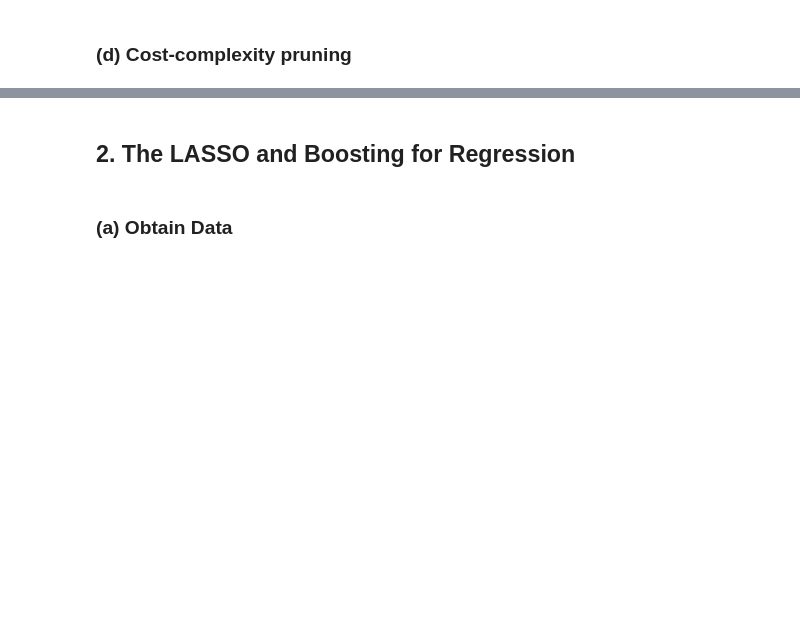
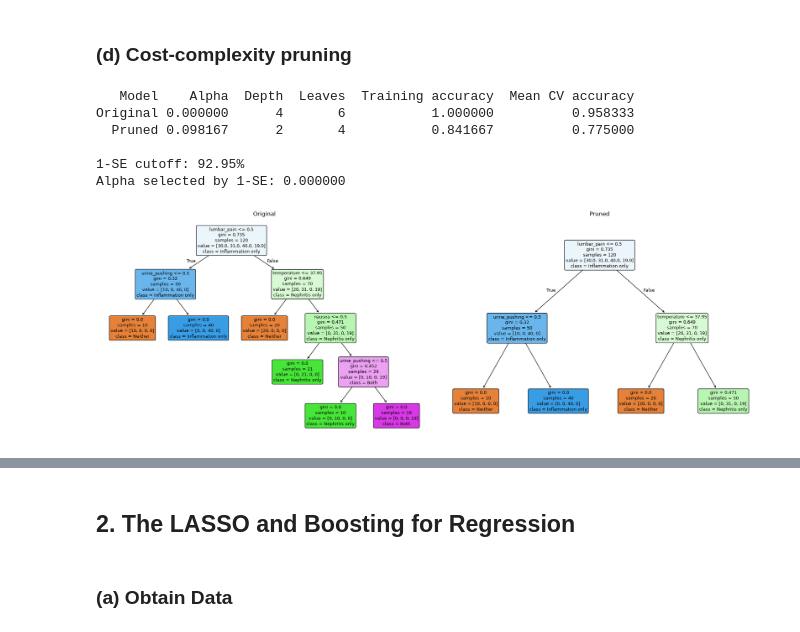
Before and after one commit to Ryan6546ea/DSCI552-HW5, a Jupyter notebook: notebook/Chen_Sian_HW5.ipynb, the cells around one changed output, grey strips where cells are left out. Cells and saved outputs as stored; diff of their text form; code cells hidden in the pictures; blank space fills up the shorter version.

```diff
--- a/notebook/Chen_Sian_HW5.ipynb
+++ b/notebook/Chen_Sian_HW5.ipynb
@@ -21,2 +78,21 @@ Get the Accute Inamations Data Set
 # %% [markdown]
 ### (c) Convert the decision rules
+# %%
+def print_rules(model, node=0, conditions=()):
+    tree = model.tree_
+
+    if tree.children_left[node] == tree.children_right[node]:
+        label = model.classes_[tree.value[node][0].argmax()]
+        rule = " AND ".join(conditions) or "TRUE"
+        print(f"IF {rule} THEN {class_names[label]}")
+        return
+
+    feature = X.columns[tree.feature[node]]
+    threshold = tree.threshold[node]
+
+    print_rules(model, tree.children_left[node],
+                conditions + (f"{feature} <= {threshold:.2f}",))
+    print_rules(model, tree.children_right[node],
+                conditions + (f"{feature} > {threshold:.2f}",))
+
+print_rules(tree_model)
@@ -23,2 +106,60 @@ Get the Accute Inamations Data Set
 # %% [markdown]
 ### (d) Cost-complexity pruning
+# %%
+alphas = tree_model.cost_complexity_pruning_path(X, y).ccp_alphas
+
+search = GridSearchCV(
+    DecisionTreeClassifier(random_state=42),
+    {"ccp_alpha": alphas},
+    scoring="accuracy",
+    cv=5,
+    refit=False
+).fit(X, y)
+
+scores = search.cv_results_["mean_test_score"]
+best = scores.argmax()
+cutoff = scores[best] - search.cv_results_["std_test_score"][best] / np.sqrt(5)
+selected_alpha = alphas[scores >= cutoff].max()
+
+# Compare the original tree with the first actual pruning step.
+pruned_index = np.flatnonzero(alphas > 0)[0]
+pruned_alpha = alphas[pruned_index]
+pruned_tree = DecisionTreeClassifier(
+    random_state=42, ccp_alpha=pruned_alpha
+).fit(X, y)
+
+models = [tree_model, pruned_tree]
+names = ["Original", "Pruned"]
+comparison = pd.DataFrame({
+    "Model": names,
+    "Alpha": [0, pruned_alpha],
+    "Depth": [model.get_depth() for model in models],
+    "Leaves": [model.get_n_leaves() for model in models],
+    "Training accuracy": [model.score(X, y) for model in models],
+    "Mean CV accuracy": scores[[0, pruned_index]]
+})
+
+print(comparison.round(6).to_string(index=False))
+print(f"\n1-SE cutoff: {cutoff:.2%}")
+print(f"Alpha selected by 1-SE: {selected_alpha:.6f}")
+
+fig, axes = plt.subplots(1, 2, figsize=(20, 7))
+for ax, name, model in zip(axes, names, models):
+    plot_tree(
+        model, feature_names=X.columns, class_names=class_names,
+        filled=True, rounded=True, fontsize=9, ax=ax
+    )
+    ax.set_title(name)
+plt.tight_layout()
+plt.show()
+
+print("\nRules for the pruned tree:")
+print_rules(pruned_tree)
+# %% [output]
+   Model    Alpha  Depth  Leaves  Training accuracy  Mean CV accuracy
+Original 0.000000      4       6           1.000000          0.958333
+  Pruned 0.098167      2       4           0.841667          0.775000
+
+1-SE cutoff: 92.95%
+Alpha selected by 1-SE: 0.000000
+[figure, added]
```
Also changed, not shown: parts of 24 cells of this notebook.
